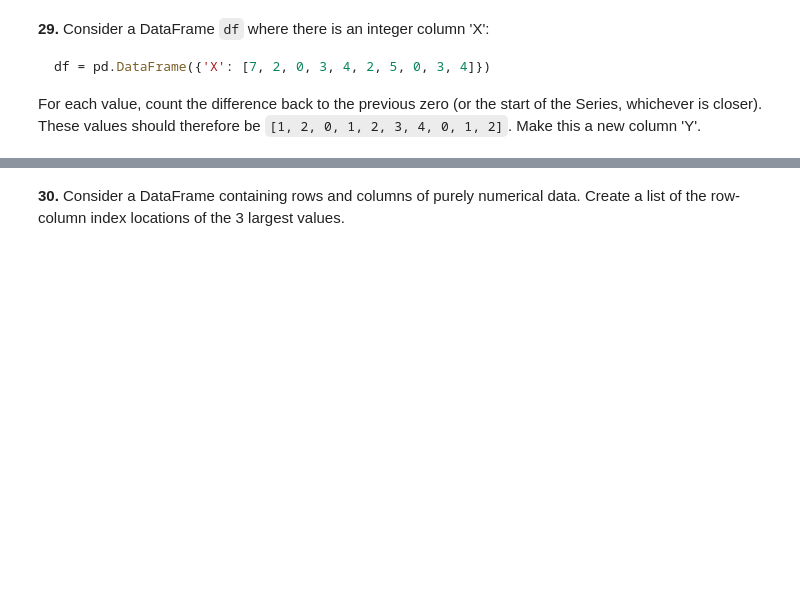
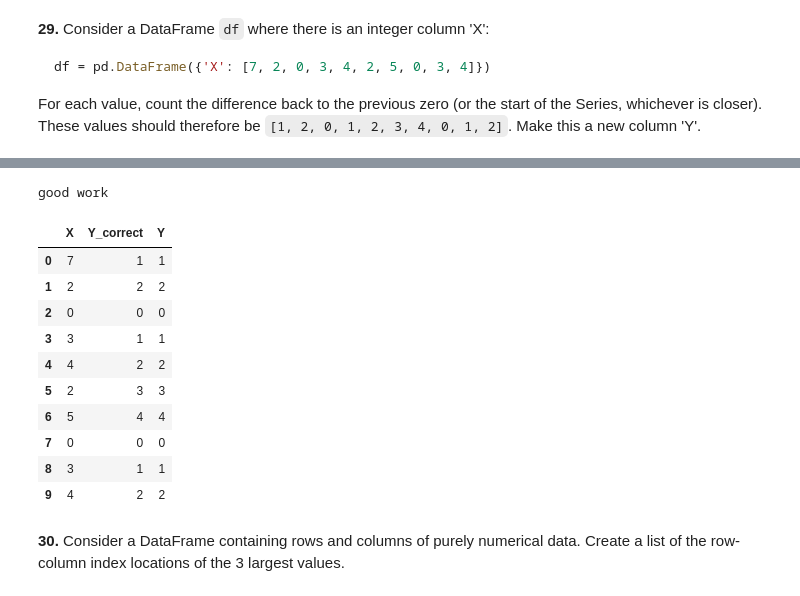
Before and after one commit to rachelpoole/100-pandas-puzzles, a Jupyter notebook: 100-pandas-puzzles.ipynb, the cells around one changed output, grey strips where cells are left out. Cells and saved outputs as stored; diff of their text form; code cells hidden in the pictures; blank space fills up the shorter version.

```diff
--- a/100-pandas-puzzles.ipynb
+++ b/100-pandas-puzzles.ipynb
@@ -422,3 +434,30 @@ Here's an alternative approach based on a [cookbook recipe](http://pandas.pydata
+# %%
+# A neater version without helper columns (working backwards from previous attempt with help from solutions!)
+df = pd.DataFrame({'X': [7, 2, 0, 3, 4, 2, 5, 0, 3, 4],
+                  'Y_correct': [1, 2, 0, 1, 2, 3, 4, 0, 1, 2]})
+df['Y'] = df.groupby((df['X'] == 0).cumsum()).cumcount()
+first_zero_idx = (df['X'] == 0).idxmax()
+df['Y'].iloc[0:first_zero_idx] += 1
+
+if all(df['Y_correct'] == df['Y']):
+    print('good work')
+else:
+    print('try again')
+
+df
+# %% [output]
+good work
+|  | X | Y_correct | Y |
+| 0 | 7 | 1 | 1 |
+| 1 | 2 | 2 | 2 |
+| 2 | 0 | 0 | 0 |
+| 3 | 3 | 1 | 1 |
+| 4 | 4 | 2 | 2 |
+| 5 | 2 | 3 | 3 |
+| 6 | 5 | 4 | 4 |
+| 7 | 0 | 0 | 0 |
+| 8 | 3 | 1 | 1 |
+| 9 | 4 | 2 | 2 |
 # %% [markdown]
 **30.** Consider a DataFrame containing rows and columns of purely numerical data. Create a list of the row-column index locations of the 3 largest values.
 # %% [markdown]
```
Also changed, not shown: parts of 3 cells of this notebook, 1 other file.
